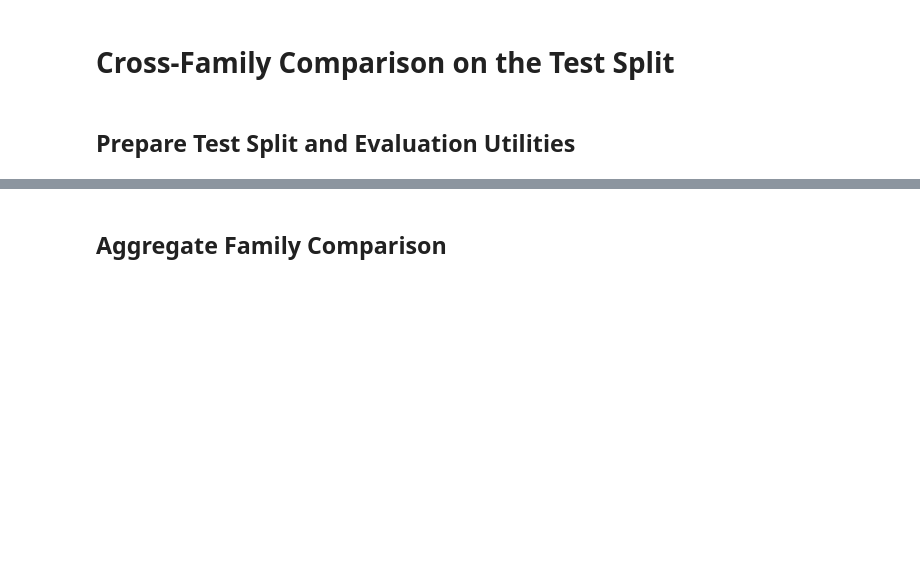
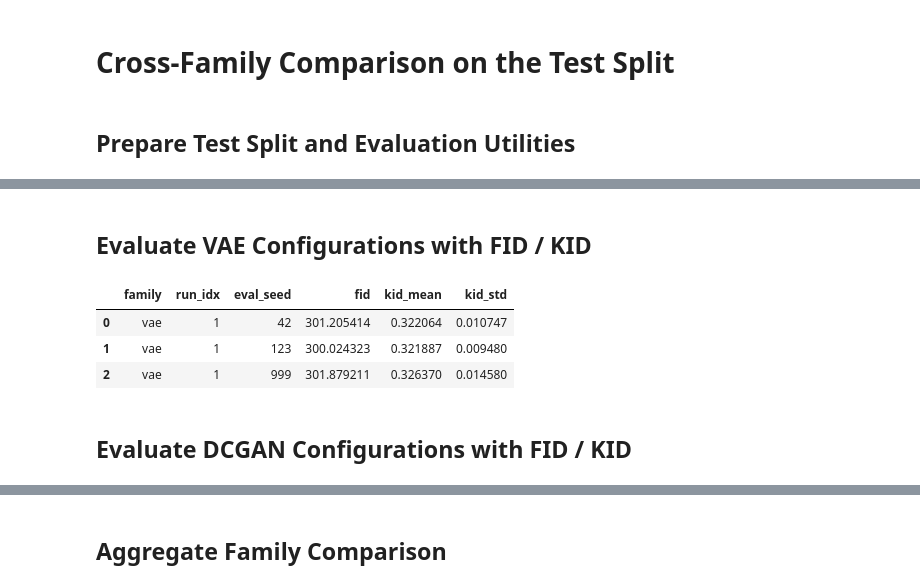
Before and after one commit to alexferreiraQuicktrend/GAI-Project1, a Jupyter notebook: ArtBench10_Student_Start_Pack.ipynb, the cells around one changed output, grey strips where cells are left out. Cells and saved outputs as stored; diff of their text form; code cells hidden in the pictures; blank space fills up the shorter version.

Commit message:
test version

```diff
--- a/ArtBench10_Student_Start_Pack.ipynb
+++ b/ArtBench10_Student_Start_Pack.ipynb
@@ -1743,11 +1390,0 @@ Name: 0, dtype: object
-# %%
-plot_training_history(selected_diffusion_history, title="Selected Diffusion Training History")
-
-_ = sample_diffusion(
-    selected_diffusion_model,
-    selected_diffusion_scheduler,
-    device,
-    num_samples=16,
-    seed=SEED,
-    title="Selected Diffusion Samples",
-)
@@ -1947,0 +1573,57 @@ def compute_fid_kid(real_imgs, fake_imgs, device, batch_size=64, kid_subsets=50,
+# %% [markdown]
+## Evaluate VAE Configurations with FID / KID
+# %%
+DEV_EVAL_SEEDS = list(range(10))
+NUM_EVAL_IMAGES = 5000
+EVAL_BATCH_SIZE = 64
+KID_SUBSETS = 50
+KID_SUBSET_SIZE = 100
+
+vae_eval_rows = []
+
+for _, row in vae_results_df.iterrows():
+    run_idx = int(row["run_idx"]) - 1
+    model = vae_models[run_idx]
+
+    for eval_seed in DEV_EVAL_SEEDS:
+        real_imgs = sample_real_images(
+            test_hf,
+            transform=transform,
+            num_images=NUM_EVAL_IMAGES,
+            seed=eval_seed,
+        )
+
+        fake_imgs = generate_vae_images(
+            model,
+            device=device,
+            latent_dim=int(row["latent_dim"]),
+            num_images=NUM_EVAL_IMAGES,
+            batch_size=EVAL_BATCH_SIZE,
+            seed=eval_seed,
+        )
+
+        scores = compute_fid_kid(
+            real_imgs,
+            fake_imgs,
+            device=device,
+            batch_size=EVAL_BATCH_SIZE,
+            kid_subsets=KID_SUBSETS,
+            kid_subset_size=KID_SUBSET_SIZE,
+        )
+
+        vae_eval_rows.append({
+            "family": "vae",
+            "run_idx": int(row["run_idx"]),
+            "eval_seed": eval_seed,
+            **scores,
+        })
+
+vae_eval_df = pd.DataFrame(vae_eval_rows)
+vae_eval_df
+# %% [output]
+|  | family | run_idx | eval_seed | fid | kid_mean | kid_std |
+| 0 | vae | 1 | 42 | 301.205414 | 0.322064 | 0.010747 |
+| 1 | vae | 1 | 123 | 300.024323 | 0.321887 | 0.009480 |
+| 2 | vae | 1 | 999 | 301.879211 | 0.326370 | 0.014580 |
+# %% [markdown]
+## Evaluate DCGAN Configurations with FID / KID
```
Also changed, not shown: parts of 64 cells of this notebook, 4 other files.
